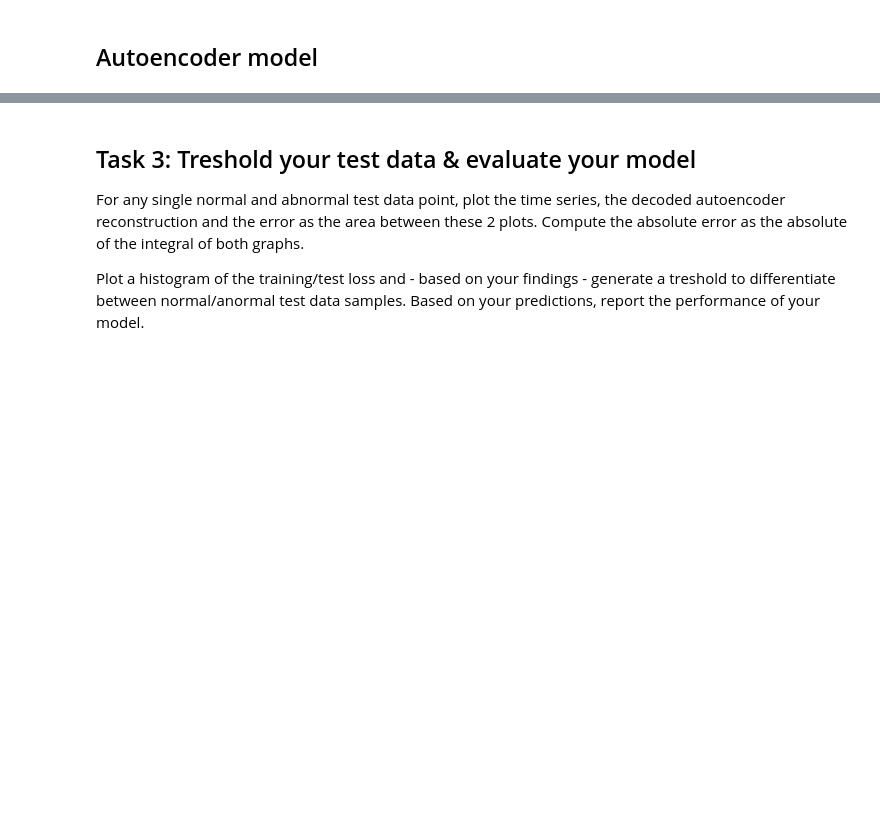
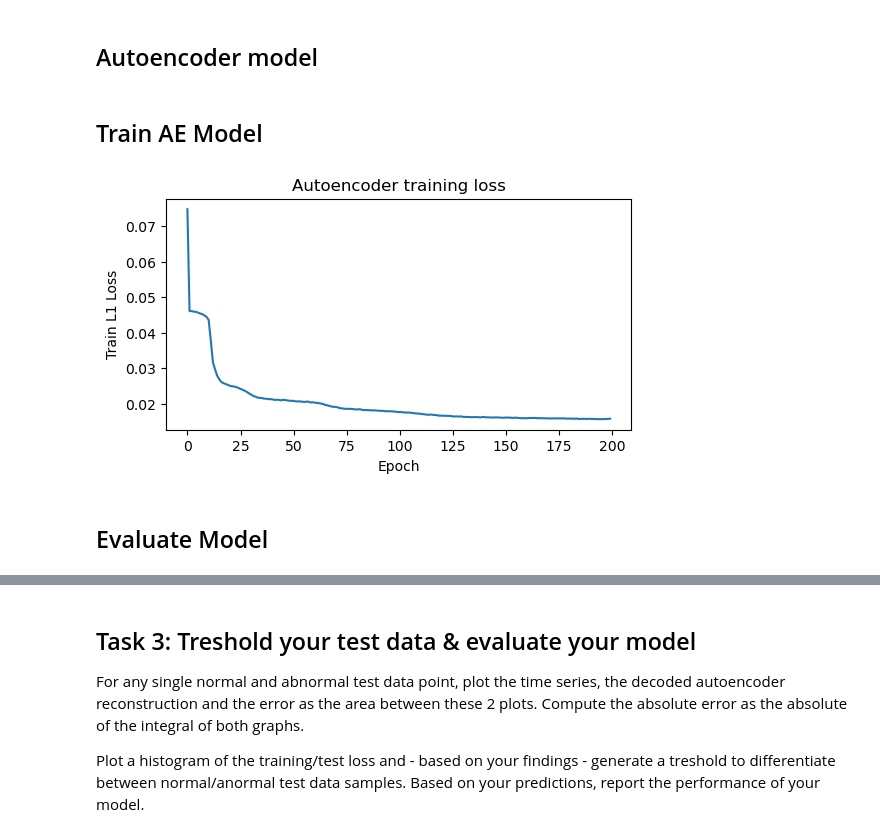
Before and after one commit to JulianMeigen/ML-handson, a Jupyter notebook: notebooks/tmp_julian.ipynb, the cells around one changed output, grey strips where cells are left out. Drawn from its saved outputs; the diff is of its cells as text; code cells hidden in the pictures; blank space fills up the shorter version.

```diff
--- a/notebooks/tmp_julian.ipynb
+++ b/notebooks/tmp_julian.ipynb
@@ -85,6 +93,6 @@ class ECGDataset(Dataset):
         return len(self.data)
 
     def __getitem__(self, idx):
-        return self.data[idx], self.data[idx]  # For autoencoder, input = target
+        return self.data[idx]
 # %% [markdown]
 ## Autoencoder model
@@ -117,8 +123,44 @@ class AE(nn.Module):
         z = self.enc(x)
         out = self.dec(z)
         return out
+# %% [markdown]
+## Train AE Model
 # %%
-ae_model = AE(input_dim=train.shape[1])
+# Load Data (only normal data for training)
+train_dataset = ECGDataset(train_data_norm)
+train_data_loader = DataLoader(train_dataset, batch_size=32, shuffle=True)
+
+# Load Model
+input_dim = train_dataset.data.shape[1]
+ae_model = AE(input_dim=input_dim)
 # %%
-loss = nn.MSELoss()
+# Add Loss and Optimizer
+loss = nn.L1Loss()
 optimizer = torch.optim.Adam(ae_model.parameters(), lr=0.001)
+# %%
+EPOCHS = 200
+training_losses = []
+for epoch in range(EPOCHS):
+    ae_model.train()
+    total_loss = 0
+    for x in train_data_loader:
+        optimizer.zero_grad()
+        reconstructed = ae_model(x)
+        l = loss(reconstructed, x)
+        l.backward()
+        optimizer.step()
+        total_loss += l.item() * x.size(0)
+    total_loss /= len(train_data_loader.dataset)
+    training_losses.append(total_loss)
+
+    #print(f"Epoch {epoch+1}/{EPOCHS}, Loss: {total_loss/len(train_data_loader)}")
+# %%
+# Plot training loss
+plt.figure(figsize=(6,3))
+plt.plot(training_losses)
+plt.xlabel("Epoch"); plt.ylabel("Train L1 Loss"); plt.title("Autoencoder training loss")
+plt.show()
+# %% [output]
+[figure, added]
+# %% [markdown]
+## Evaluate Model
```
Also changed, not shown: parts of 9 cells of this notebook.
